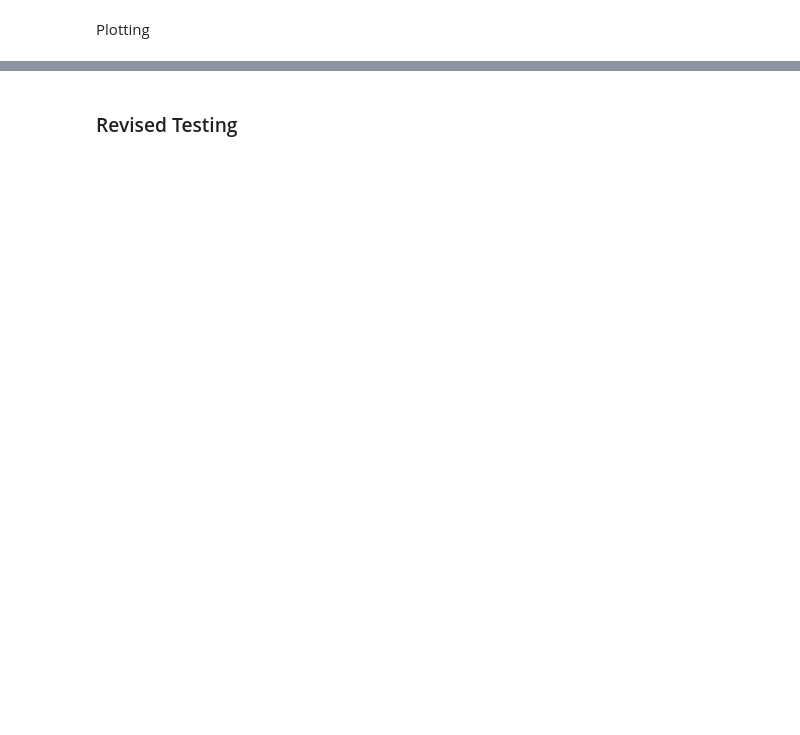
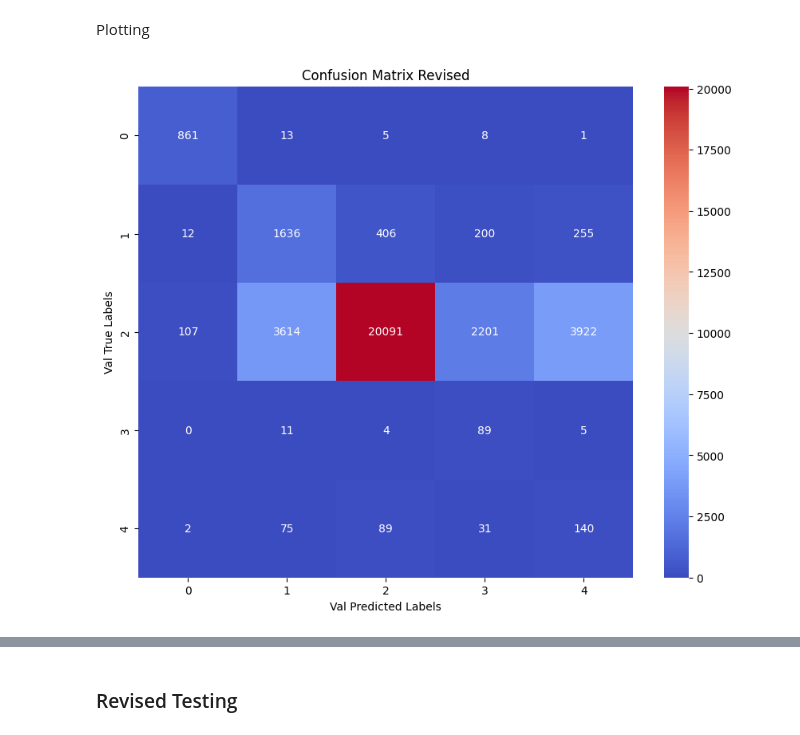
Before and after one commit to marinocom/NLP-Detection-of-Negation-and-Uncertainty-Project-24, a Jupyter notebook: Deep Learning Method/nlp_dl_model.ipynb, the cells around one changed output, grey strips where cells are left out. Cells and saved outputs as stored; diff of their text form; code cells hidden in the pictures; blank space fills up the shorter version.

```diff
--- a/Deep Learning Method/nlp_dl_model.ipynb
+++ b/Deep Learning Method/nlp_dl_model.ipynb
@@ -168,10 +169,10 @@ model = NLPModel(
     hidden_dim=100,
     lstm_out_dim=50,
     output_dim=len(tag_encoder.classes_)
-)
+).to(device)
 
 # Defining loss function and optimizer
-criterion = nn.CrossEntropyLoss()
+criterion = nn.CrossEntropyLoss().to(device)
 optimizer = optim.Adam(model.parameters(), lr=0.001)
 
 # Training loop
@@ -413,3 +458,7 @@ Including
 - Class weights
 # %% [markdown]
 ## Model - Revised
+# %%
+# Check if GPU is available
+device = torch.device("cuda" if torch.cuda.is_available() else "cpu")
+print(f"Using device: {device}")
@@ -515,20 +602,23 @@ plt.show()
 # %%
 # Initialize model, criterion, and optimizer
-num_embeddings = train_data['Word'].nunique()
+num_embeddings = len(word_encoder.classes_)
 embedding_dim = 100
-num_pos_tags = train_data['POS'].nunique()
+num_pos_tags = len(pos_encoder.classes_)
 pos_embedding_dim = 25
-num_embeddings_lemma = train_data['LEMMA'].nunique()
+num_embeddings_lemma = len(lemma_encoder.classes_)
 lemma_embedding_dim = 25
 hidden_dim = 128
 lstm_out_dim = 64
-output_dim = len(le.classes_)
+output_dim = len(tag_encoder.classes_)
 
+model = NLPModel(num_embeddings, embedding_dim, num_pos_tags, pos_embedding_dim, num_embeddings_lemma, lemma_embedding_dim, hidden_dim, lstm_out_dim, output_dim).to(device)
 
-model = NLPModel(num_embeddings, embedding_dim, num_pos_tags, pos_embedding_dim, num_embeddings_lemma, lemma_embedding_dim, hidden_dim, lstm_out_dim, output_dim)
+criterion = nn.CrossEntropyLoss(weight=class_weights).to(device)
+optimizer = optim.Adam(model.parameters(), lr=0.001)
 
-class_weights = torch.tensor([0.1, 0.9], dtype=torch.float)  # Adjust class weights based on distribution
-criterion = nn.CrossEntropyLoss(weight=class_weights)
-optimizer = optim.Adam(model.parameters(), lr=0.001)
+# Training loop
+num_epochs = 10
+train_losses = []
+val_losses = []
 # %% [markdown]
 ## Revised Training Loop
@@ -587,4 +624,0 @@ def evaluate(loader):
-# %%
-# Evaluate on validation set
-val_precision, val_recall, val_f1, val_accuracy, val_conf_matrix, val_labels, val_preds = evaluate(val_loader)
-print(f'Validation Precision: {val_precision}, Recall: {val_recall}, F1-Score: {val_f1}, Accuracy: {val_accuracy}')
@@ -591,10 +708,15 @@ print(f'Validation Precision: {val_precision}, Recall: {val_recall}, F1-Score: {
 # %% [markdown]
 Plotting
 # %%
-# Plot confusion matrix for validation set
+# Calculate confusion matrix
+conf_matrix = confusion_matrix(all_val_labels, all_val_preds)
+
+# Plot confusion matrix
 plt.figure(figsize=(10, 8))
-sns.heatmap(val_conf_matrix, annot=True, fmt='d', cmap='coolwarm')
-plt.xlabel('Validation Predicted Labels')
-plt.ylabel('Validation True Labels')
-plt.title('Validation Confusion Matrix')
+sns.heatmap(conf_matrix, annot=True, fmt='d', cmap='coolwarm')
+plt.xlabel('Val Predicted Labels')
+plt.ylabel('Val True Labels')
+plt.title('Confusion Matrix Revised')
 plt.show()
+# %% [output]
+[figure, added]
```
Also changed, not shown: parts of 25 cells of this notebook.
